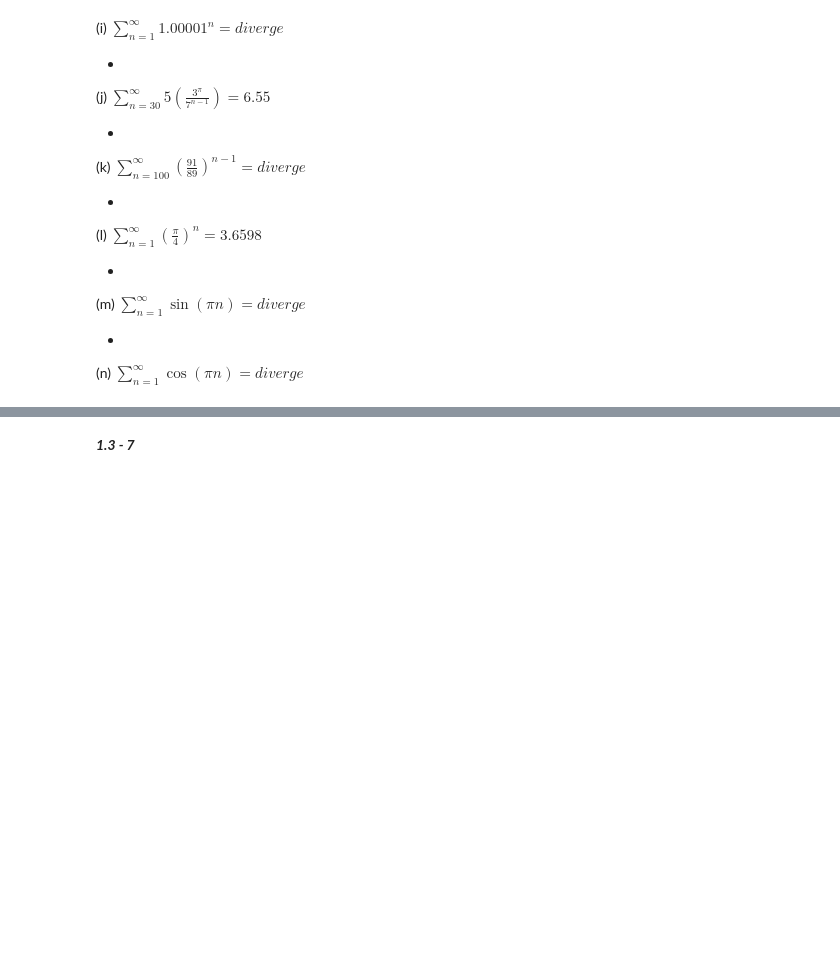
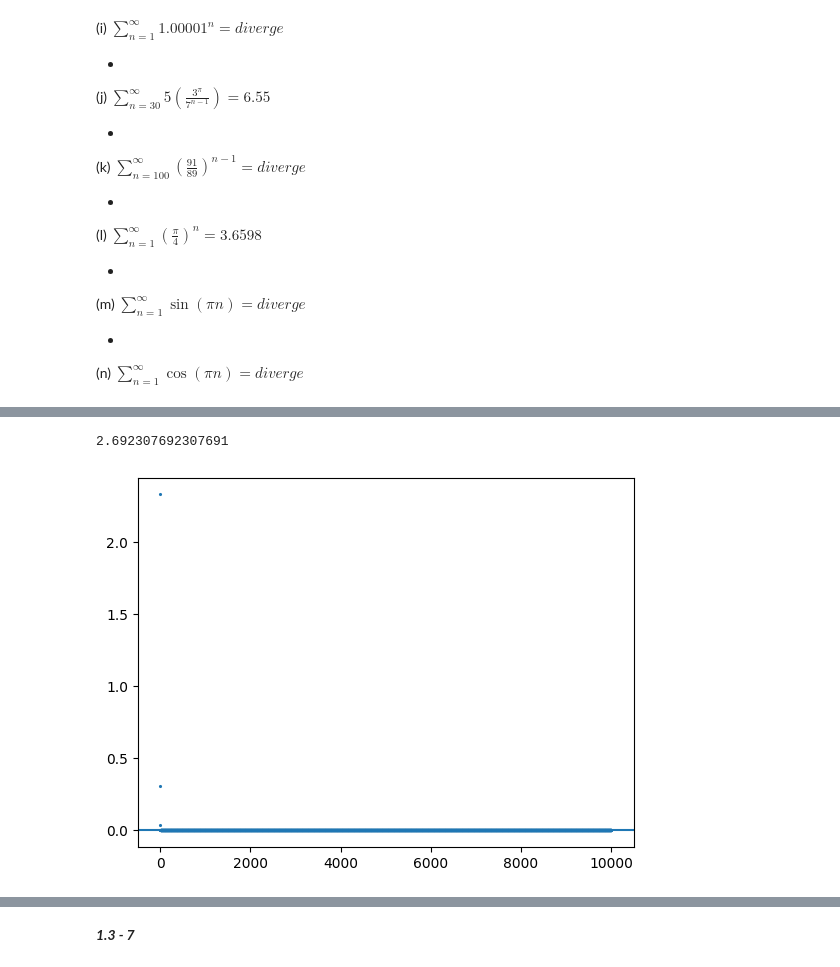
Before and after one commit to NSP2007/tareas-MatechoApli, a Jupyter notebook: TallerDeSuceciones.ipynb, the cells around one changed output, grey strips where cells are left out. Cells and saved outputs as stored; diff of their text form; code cells hidden in the pictures; blank space fills up the shorter version.

```diff
--- a/TallerDeSuceciones.ipynb
+++ b/TallerDeSuceciones.ipynb
@@ -470,22 +482,26 @@ plt.show()
 # %%
 import numpy as np
 import matplotlib.pyplot as plt
 
 sum = 0
 
 def a_n(n):
   an=(7)*((1/3)**n)*((2/5)**(n-1))
   global sum
   sum += an
   return an
 
 x=np.linspace(1,10000,10000)
 
 y=[a_n(n) for n in x]
 
 plt.plot(x,y,'.', ms=2.5)
+plt.axhline(0)
 print(sum)
 plt.show()
+# %% [output]
+2.692307692307691
+[figure, added]
 # %%
 import numpy as np
 import matplotlib.pyplot as plt
```
Also changed, not shown: parts of 8 cells of this notebook.
